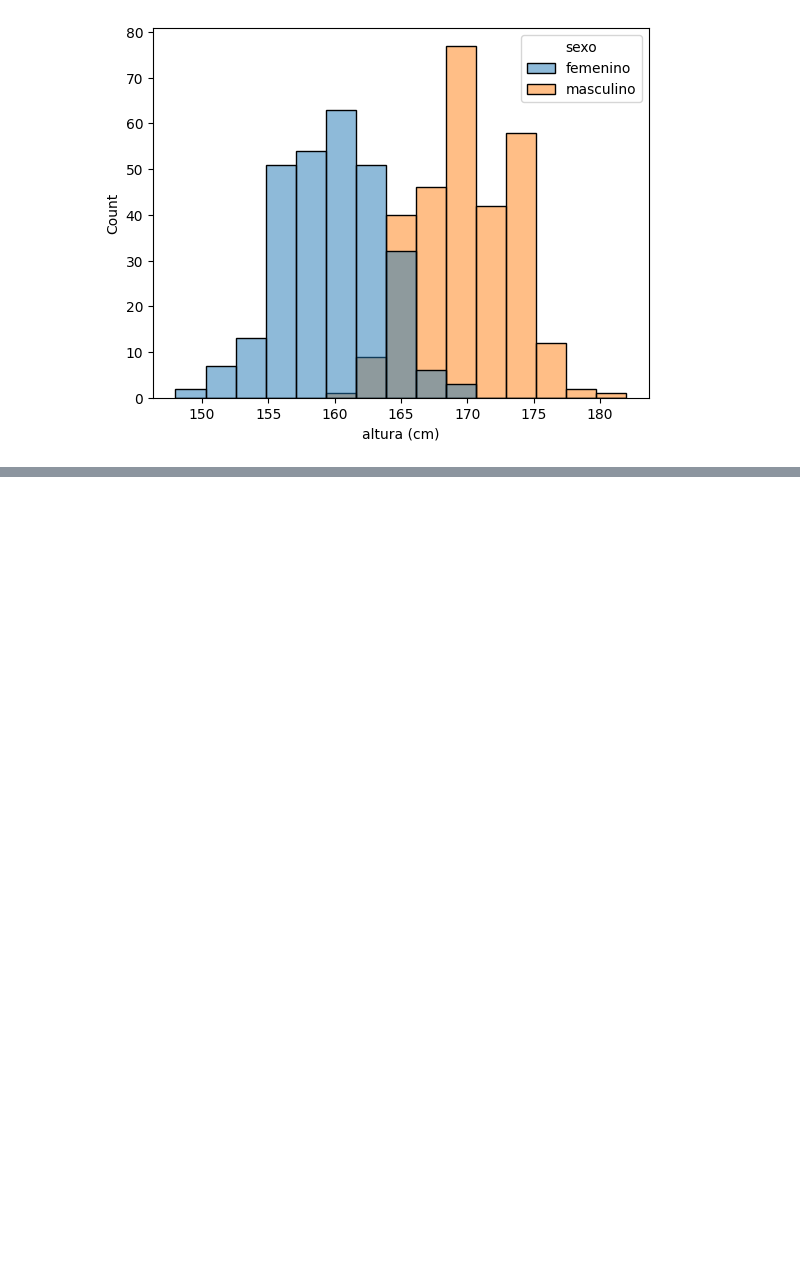
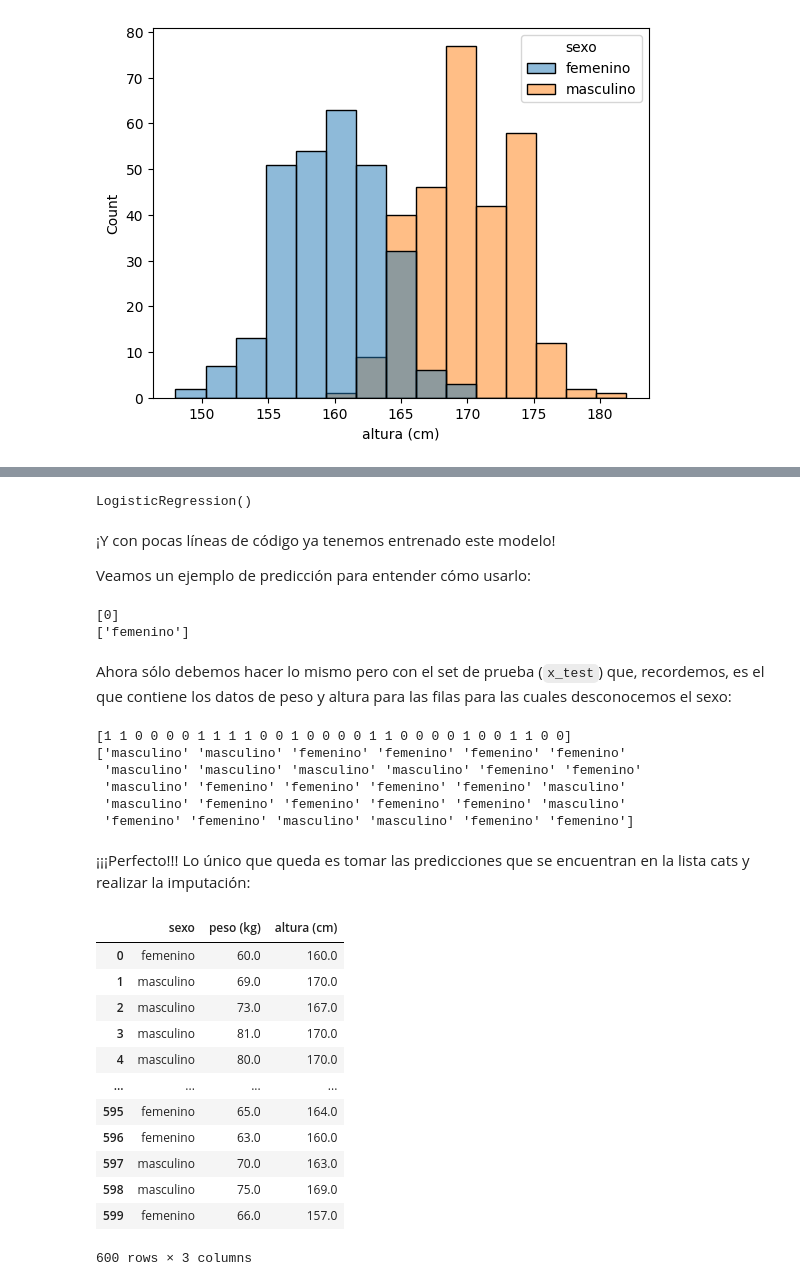
Before and after one commit to ale-rubi/pruebas_ml, a Jupyter notebook: Imputación Datos Cat ML.ipynb, the cells around one changed output, grey strips where cells are left out. Drawn from its saved outputs; the diff is of its cells as text; code cells hidden in the pictures; blank space fills up the shorter version.

```diff
--- a/Imputación Datos Cat ML.ipynb
+++ b/Imputación Datos Cat ML.ipynb
@@ -40,0 +175,6 @@ sns.histplot(data=datos, x='altura (cm)', hue='sexo');
+# %%
+from sklearn.preprocessing import LabelEncoder
+
+le = LabelEncoder()
+le.fit(y_train)
+le.classes_
@@ -40,0 +183,4 @@ sns.histplot(data=datos, x='altura (cm)', hue='sexo');
+# %%
+# Y ahora convertimos "y_train" a representación numérica
+y_train = le.transform(y_train)
+y_train
@@ -40,0 +214,64 @@ sns.histplot(data=datos, x='altura (cm)', hue='sexo');
+# %%
+# Importar el módulo
+from sklearn.linear_model import LogisticRegression
+
+# Crear instancia del modelo
+lr = LogisticRegression()
+
+# Entrenarlo con "fit" y con los datos de entrenamiento
+lr.fit(x_train,y_train)
+# %% [output]
+LogisticRegression()
+# %% [markdown]
+¡Y con pocas líneas de código ya tenemos entrenado este modelo!
+
+Veamos un ejemplo de predicción para entender cómo usarlo:
+# %%
+entrada = [[69.,120.]]     # Supondremos un peso de 69 Kg y una altura de 120 cm
+pred = lr.predict(entrada) # Generamos la predicción con predict
+cat = le.inverse_transform(pred) # Y hacemos la transformación inversa
+
+print(pred)
+print(cat)
+# %% [output]
+[0]
+['femenino']
+# %% [markdown]
+Ahora sólo debemos hacer lo mismo pero con el set de prueba (`x_test`) que, recordemos, es el que contiene los datos de peso y altura para las filas para las cuales desconocemos el sexo:
+# %%
+# Predicciones sobre el set de prueba
+preds = lr.predict(x_test)
+print(preds)
+
+# Transformaciones inversas
+cats = le.inverse_transform(preds)
+print(cats)
+# %% [output]
+[1 1 0 0 0 0 1 1 1 1 0 0 1 0 0 0 0 1 1 0 0 0 0 1 0 0 1 1 0 0]
+['masculino' 'masculino' 'femenino' 'femenino' 'femenino' 'femenino'
+ 'masculino' 'masculino' 'masculino' 'masculino' 'femenino' 'femenino'
+ 'masculino' 'femenino' 'femenino' 'femenino' 'femenino' 'masculino'
+ 'masculino' 'femenino' 'femenino' 'femenino' 'femenino' 'masculino'
+ 'femenino' 'femenino' 'masculino' 'masculino' 'femenino' 'femenino']
+# %% [markdown]
+¡¡¡Perfecto!!! Lo único que queda es tomar las predicciones que se encuentran en la lista cats y realizar la imputación:
+# %%
+# Ubicar las categorías predichas en las filas correspondientes
+# de la columna "sexo" en el dataframe resultante
+df_ml = datos.copy()
+df_ml.iloc[filas,0]= cats # "sexo" es la columna 0
+df_ml
+# %% [output]
+|  | sexo | peso (kg) | altura (cm) |
+| 0 | femenino | 60.0 | 160.0 |
+| 1 | masculino | 69.0 | 170.0 |
+| 2 | masculino | 73.0 | 167.0 |
+| 3 | masculino | 81.0 | 170.0 |
+| 4 | masculino | 80.0 | 170.0 |
+| ... | ... | ... | ... |
+| 595 | femenino | 65.0 | 164.0 |
+| 596 | femenino | 63.0 | 160.0 |
+| 597 | masculino | 70.0 | 163.0 |
+| 598 | masculino | 75.0 | 169.0 |
+| 599 | femenino | 66.0 | 157.0 |
+600 rows × 3 columns
```
Also changed, not shown: parts of 16 cells of this notebook, 10 other files.
